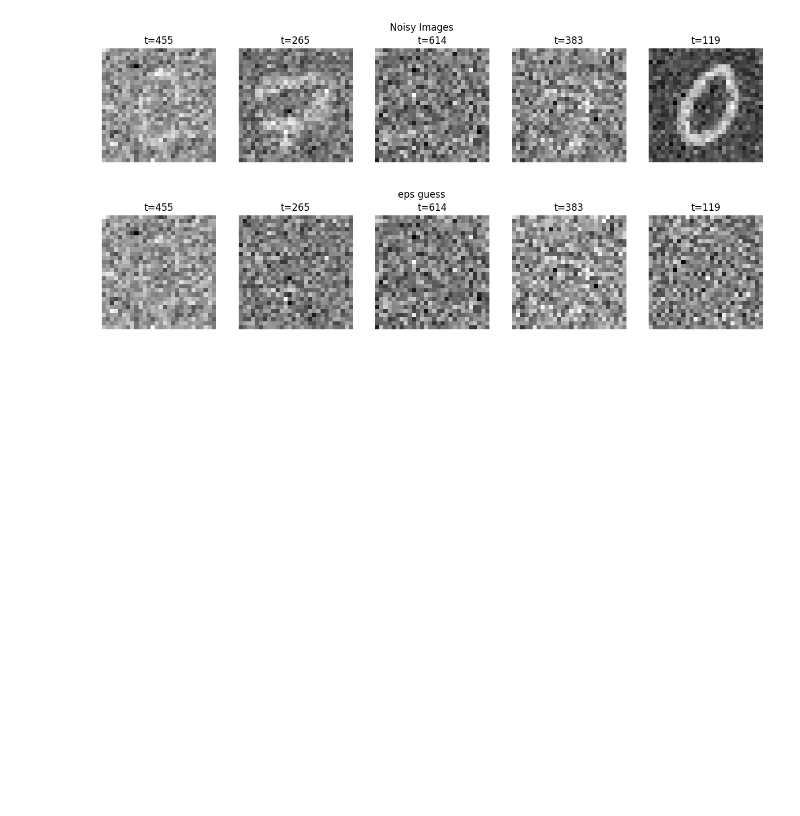
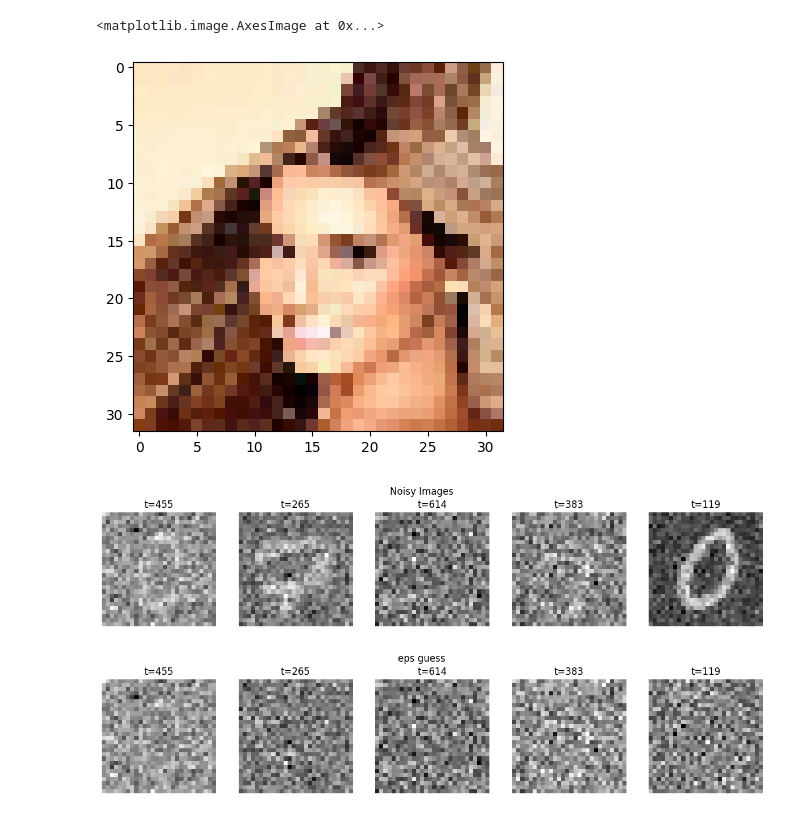
Before and after one commit to Andemand111/Specialkursus_diffusionmodel, a Jupyter notebook: testing.IPYNB, the cells around one changed output. Drawn from its saved outputs; the diff is of its cells as text; code cells hidden in the pictures; blank space fills up the shorter version.

```diff
--- a/testing.IPYNB
+++ b/testing.IPYNB
@@ -21,3 +26,9 @@ for i, ax in enumerate(axs):
+# %%
+x0 = dataset[0]
+plt.imshow((x0 * 0.5 + 0.5).view(3,32,32).permute(1,2,0))
+# %% [output]
+<matplotlib.image.AxesImage at 0x...>
+[figure, added]
 # %%
 ts = model.sample_time_steps(5)
 noisy_xs, eps = model.make_noisy_image(xs, ts)
```
Also changed, not shown: parts of 2 cells of this notebook, 5 other files.
